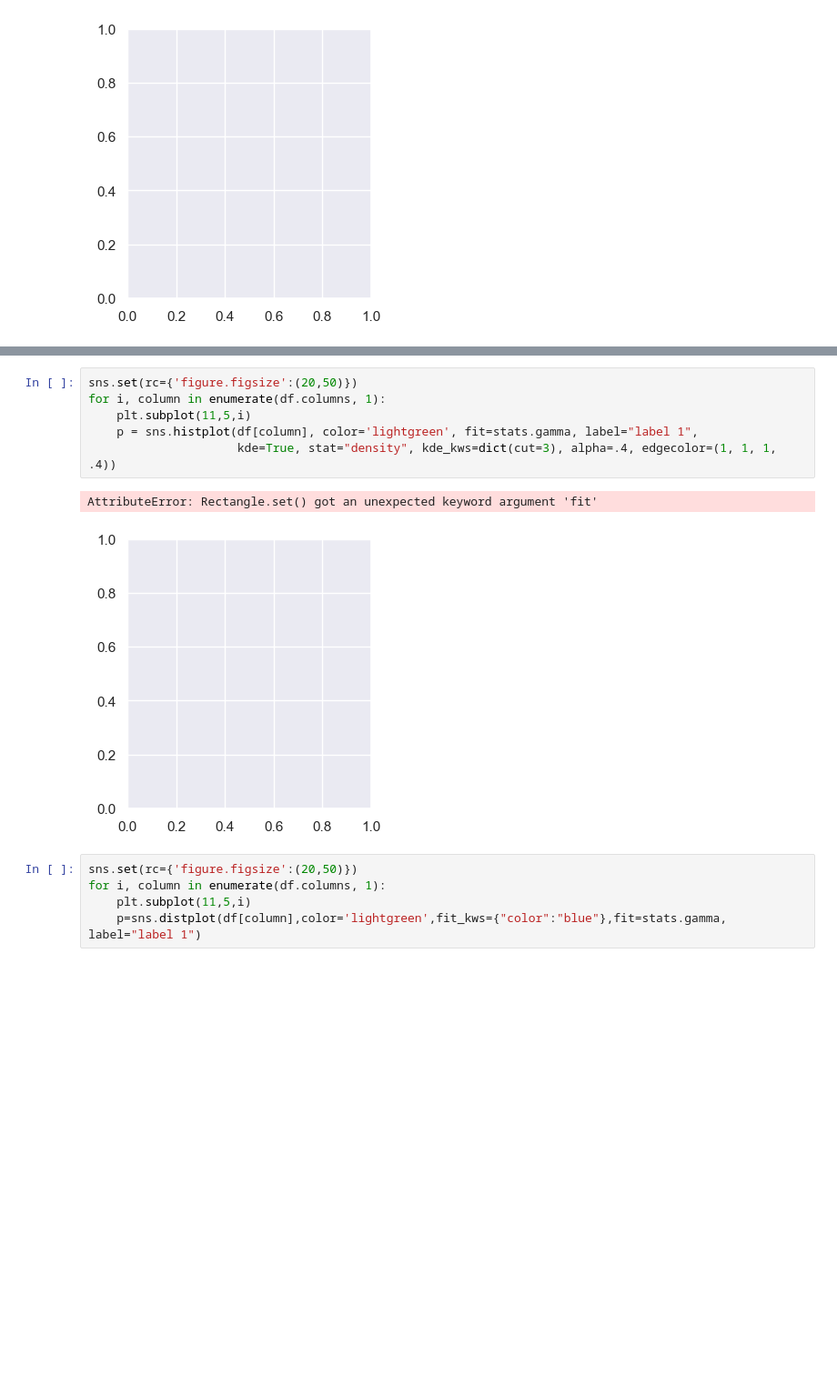
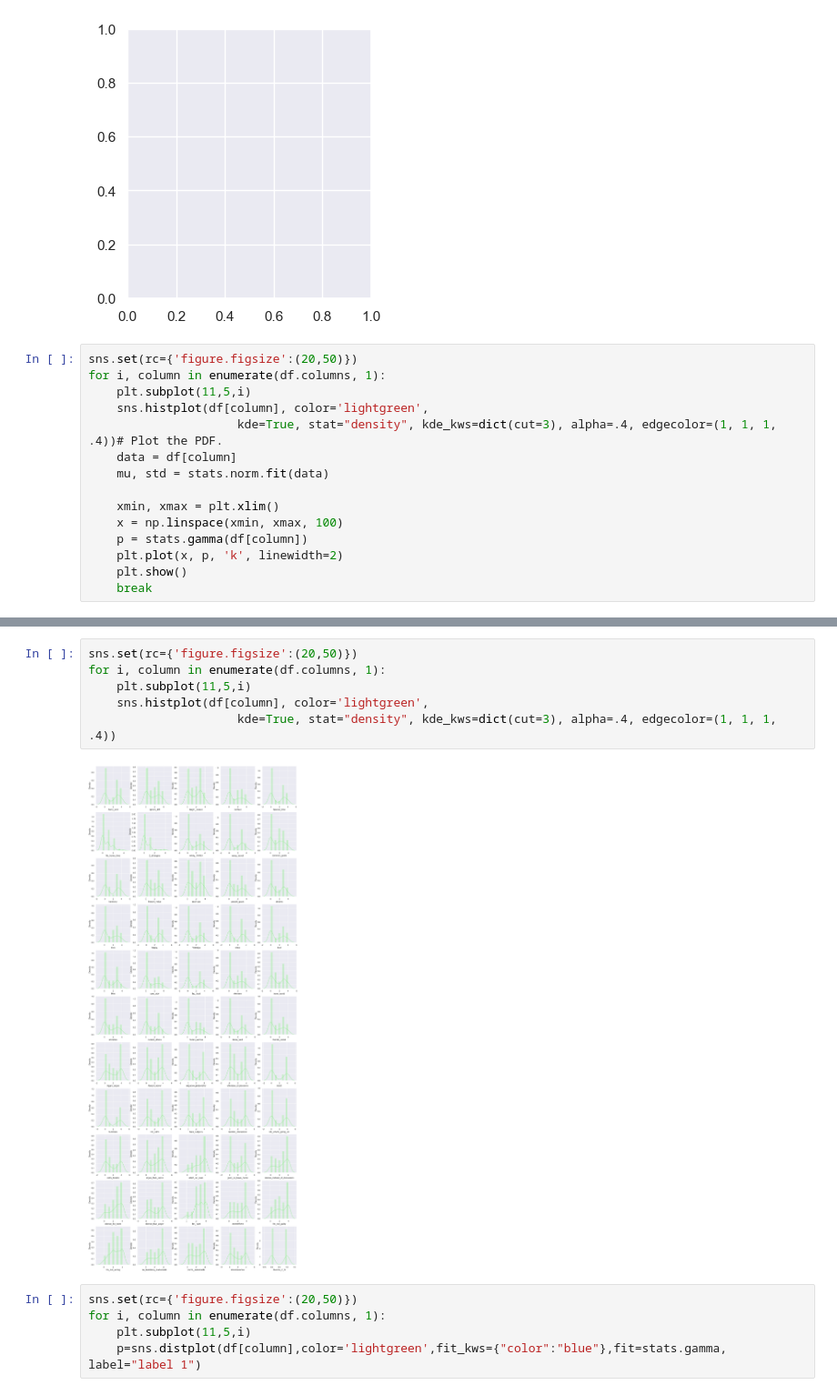
Before and after one commit to sergio-aci/Practice, a Jupyter notebook: Feature Importance Analysis with XGB, SHAP, RFE - Divorce Prediction & Reasons.ipynb, the cells around one changed output, grey strips where cells are left out. Shown at 91% size. Saved outputs shown, nothing was run; the diff lists cells and outputs as text; blank space fills up the shorter version.

```diff
--- a/Feature Importance Analysis with XGB, SHAP, RFE - Divorce Prediction & Reasons.ipynb
+++ b/Feature Importance Analysis with XGB, SHAP, RFE - Divorce Prediction & Reasons.ipynb
@@ -51,3 +51,18 @@ for i, column in enumerate(df.columns, 1):
 # %% [output]
 AttributeError: Rectangle.set() got an unexpected keyword argument 'fit_kws'
 [figure]
+# %%
+sns.set(rc={'figure.figsize':(20,50)})
+for i, column in enumerate(df.columns, 1):
+    plt.subplot(11,5,i)
+    sns.histplot(df[column], color='lightgreen',
+                     kde=True, stat="density", kde_kws=dict(cut=3), alpha=.4, edgecolor=(1, 1, 1, .4))# Plot the PDF.
+    data = df[column]
+    mu, std = stats.norm.fit(data)
+
+    xmin, xmax = plt.xlim()
+    x = np.linspace(xmin, xmax, 100)
+    p = stats.gamma(df[column])
+    plt.plot(x, p, 'k', linewidth=2)
+    plt.show()
+    break
@@ -54,12 +72,11 @@ AttributeError: Rectangle.set() got an unexpected keyword argument 'fit_kws'
 # %%
 sns.set(rc={'figure.figsize':(20,50)})
 for i, column in enumerate(df.columns, 1):
     plt.subplot(11,5,i)
-    p = sns.histplot(df[column], color='lightgreen', fit=stats.gamma, label="label 1",
+    sns.histplot(df[column], color='lightgreen',
                      kde=True, stat="density", kde_kws=dict(cut=3), alpha=.4, edgecolor=(1, 1, 1, .4))
 # %% [output]
-AttributeError: Rectangle.set() got an unexpected keyword argument 'fit'
-[figure, old version]
+[figure, new version]
 # %%
 sns.set(rc={'figure.figsize':(20,50)})
 for i, column in enumerate(df.columns, 1):
```
Also changed, not shown: parts of 2 cells of this notebook.
